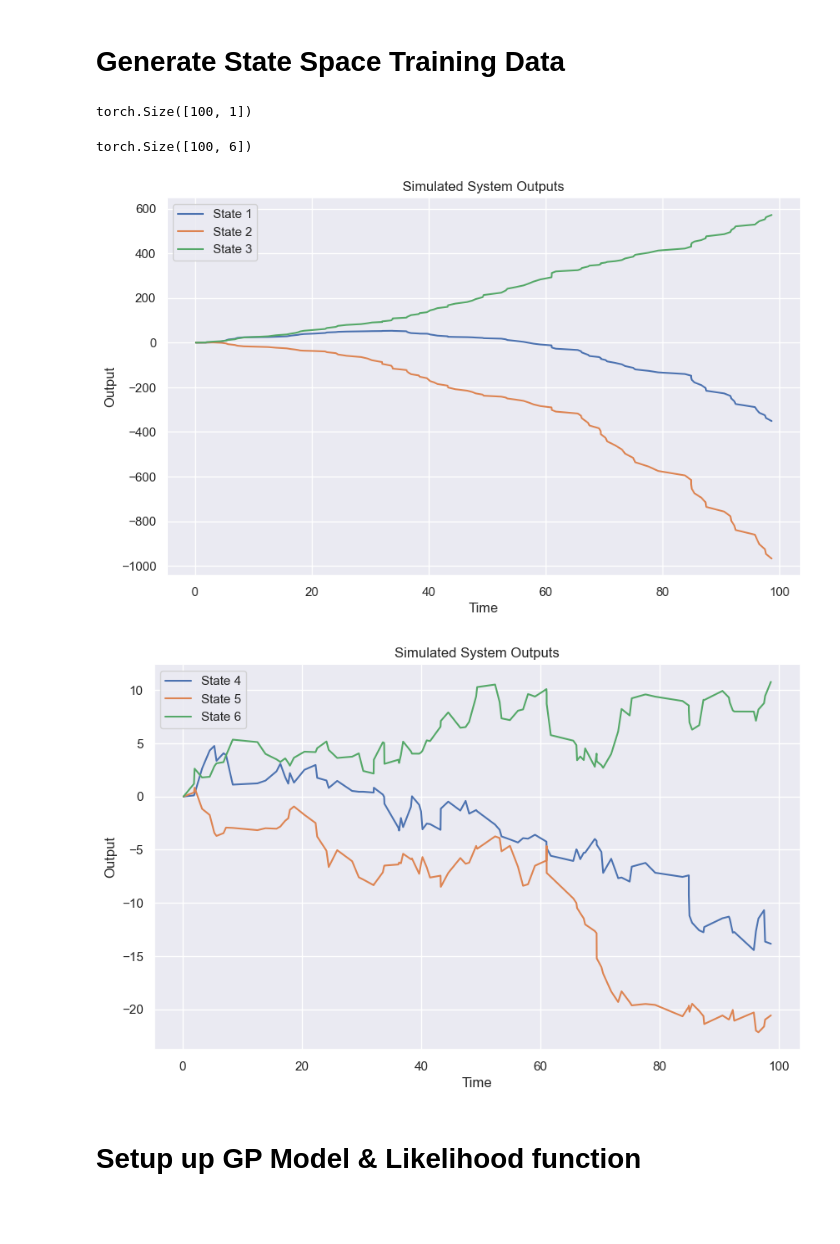
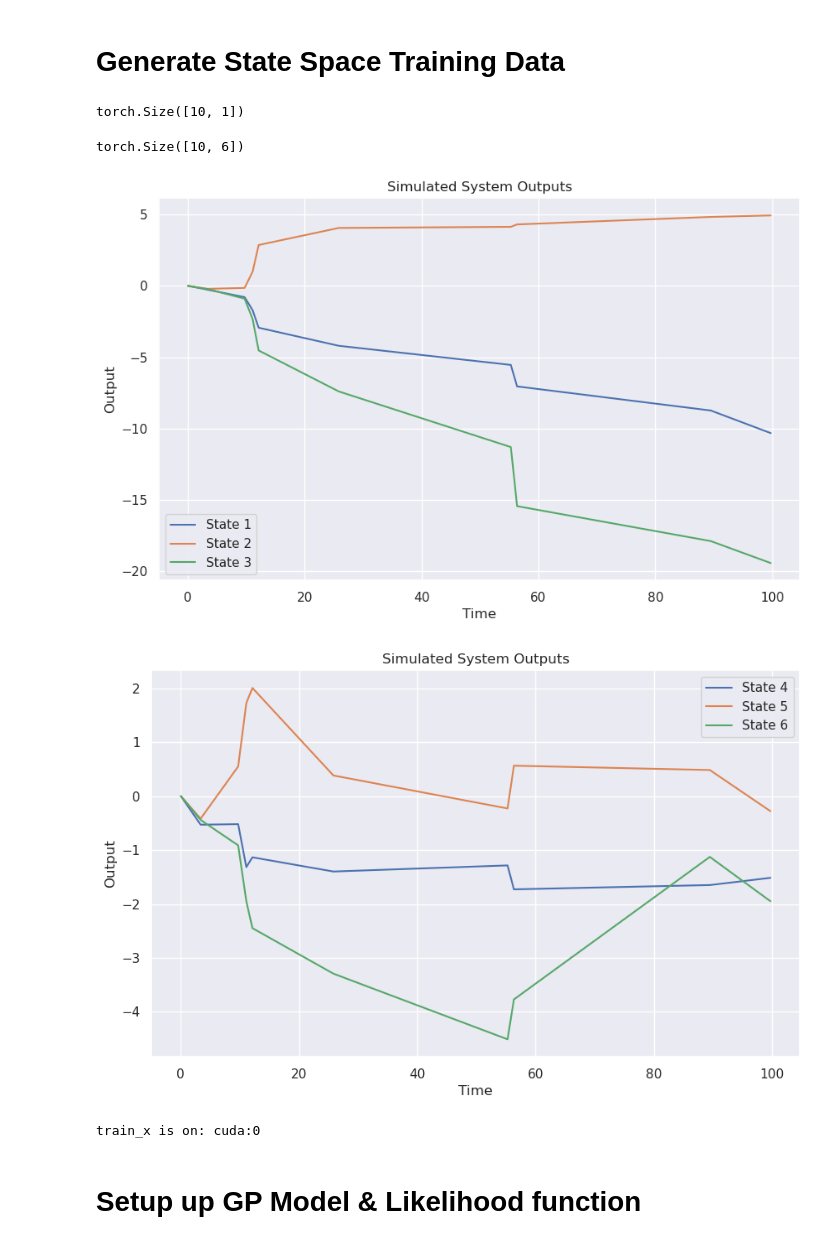
Before and after one commit to Astronauty/raytheon-ais-analysis, a Jupyter notebook: multioutput_gp_test.ipynb, the cells around one changed output. Cells and saved outputs as stored; diff of their text form; code cells hidden in the pictures; blank space fills up the shorter version.

```diff
--- a/multioutput_gp_test.ipynb
+++ b/multioutput_gp_test.ipynb
@@ -43,7 +44,7 @@ sysd = c2d(sys, Ts=dt)
 # print(sysd)
 
 # t = np.linspace(0, 100, num=100)
-t = np.sort(np.random.uniform(0, 100, size=100))  # Generate random time points and sort them
+t = np.sort(np.random.uniform(0, 100, size=10))  # Generate random time points and sort them
 
 # Generate state-space dataset
 X = t.reshape(-1, 1)  # Input is time
@@ -61,39 +62,43 @@ for time in t:
     x = x_kp1  # Update state for next iteration
 
 Y = np.array(Y)  # Output is 6D measurement
 
 # print(f"X: {X.shape}")
 # print(f"Y: {Y.shape}")
 
 # Define train data
-train_x = torch.from_numpy(X).float()
-train_y = torch.from_numpy(Y).float()
+train_x = torch.from_numpy(X).float().to(device)
+train_y = torch.from_numpy(Y).float().to(device)
 
 display(train_x.size())
 display(train_y.size())
 
 plt.figure(figsize=(10, 6))
 for state in range(3):
     plt.plot(X, Y[:, state], label=f'State {state + 1}')
 plt.xlabel('Time')
 plt.ylabel('Output')
 plt.title('Simulated System Outputs')
 plt.legend()
 plt.show()
 
 plt.figure(figsize=(10, 6))
 for state in range(3,6):
     plt.plot(X, Y[:, state], label=f'State {state + 1}')
 plt.xlabel('Time')
 plt.ylabel('Output')
 plt.title('Simulated System Outputs')
 plt.legend()
 plt.show()
 # %% [output]
-torch.Size([100, 1])
+torch.Size([10, 1])
-torch.Size([100, 6])
+torch.Size([10, 6])
-[figure, old version]
+[figure, new version]
-[figure, old version]
+[figure, new version]
+# %%
+print(f"train_x is on: {train_x.device}")
+# %% [output]
+train_x is on: cuda:0
 # %% [markdown]
 # Setup up GP Model & Likelihood function
 # %%
```
Also changed, not shown: parts of 8 cells of this notebook.
